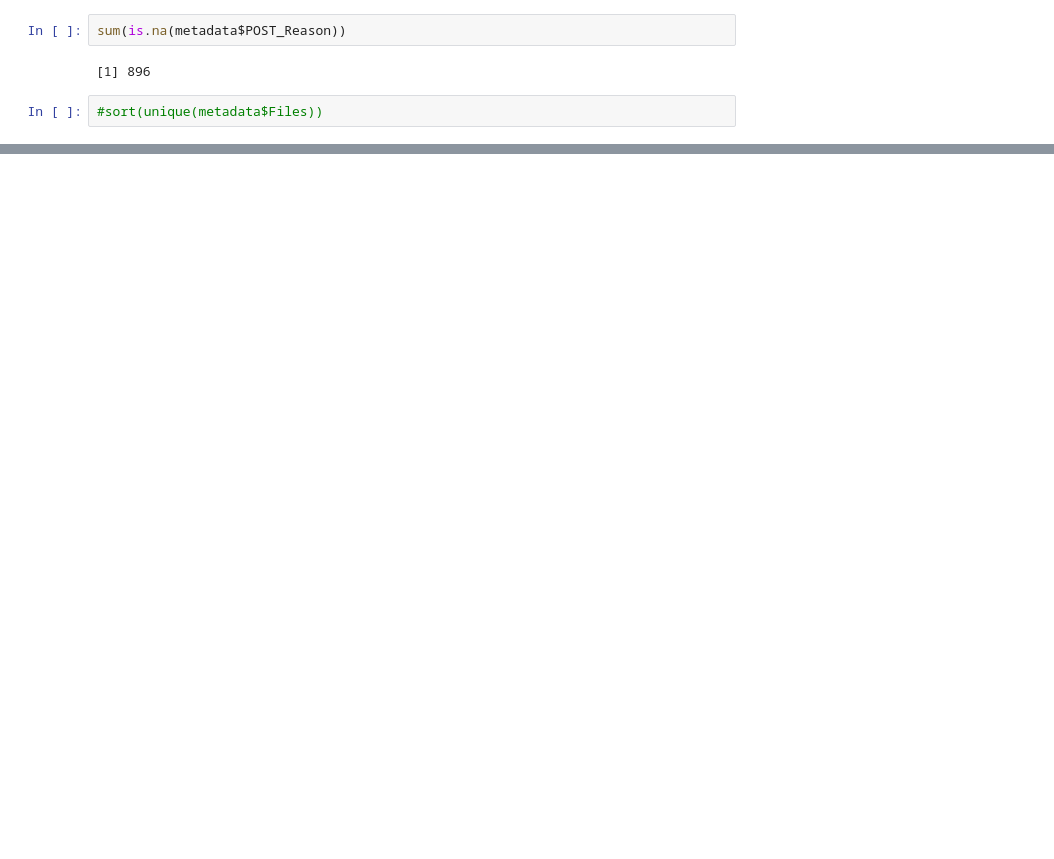
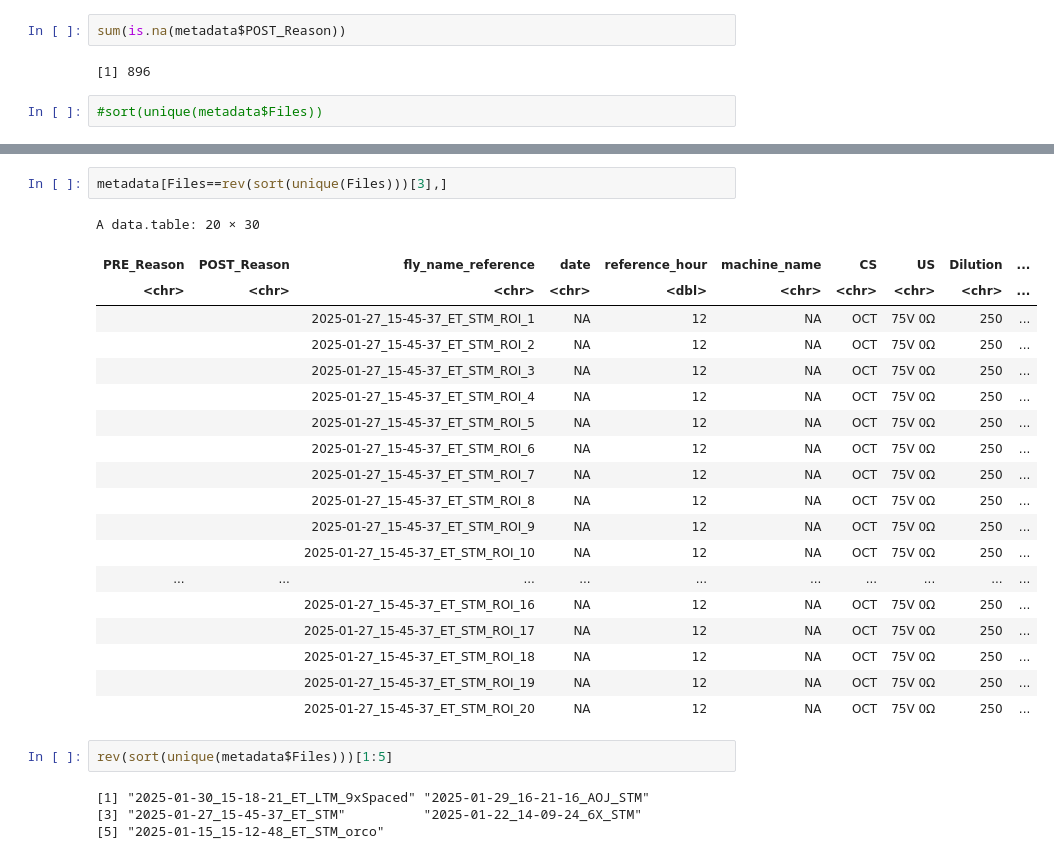
Before and after one commit to shaliulab/idoc-paper, a Jupyter notebook: 0_compile_metadata.ipynb, the cells around one changed output, grey strips where cells are left out. Drawn from its saved outputs; the diff is of its cells as text; blank space fills up the shorter version.

```diff
--- a/0_compile_metadata.ipynb
+++ b/0_compile_metadata.ipynb
@@ -287,0 +266,28 @@ A data.table: 159 × 3
+# %%
+metadata[Files==rev(sort(unique(Files)))[3],]
+# %% [output]
+A data.table: 20 × 30
+| PRE_Reason | POST_Reason | fly_name_reference | date | reference_hour | machine_name | CS | US | Dilution | ... |
+| <chr> | <chr> | <chr> | <chr> | <dbl> | <chr> | <chr> | <chr> | <chr> | ... |
+|  |  | 2025-01-27_15-45-37_ET_STM_ROI_1 | NA | 12 | NA | OCT | 75V 0Ω | 250 | ... |
+|  |  | 2025-01-27_15-45-37_ET_STM_ROI_2 | NA | 12 | NA | OCT | 75V 0Ω | 250 | ... |
+|  |  | 2025-01-27_15-45-37_ET_STM_ROI_3 | NA | 12 | NA | OCT | 75V 0Ω | 250 | ... |
+|  |  | 2025-01-27_15-45-37_ET_STM_ROI_4 | NA | 12 | NA | OCT | 75V 0Ω | 250 | ... |
+|  |  | 2025-01-27_15-45-37_ET_STM_ROI_5 | NA | 12 | NA | OCT | 75V 0Ω | 250 | ... |
+|  |  | 2025-01-27_15-45-37_ET_STM_ROI_6 | NA | 12 | NA | OCT | 75V 0Ω | 250 | ... |
+|  |  | 2025-01-27_15-45-37_ET_STM_ROI_7 | NA | 12 | NA | OCT | 75V 0Ω | 250 | ... |
+|  |  | 2025-01-27_15-45-37_ET_STM_ROI_8 | NA | 12 | NA | OCT | 75V 0Ω | 250 | ... |
+|  |  | 2025-01-27_15-45-37_ET_STM_ROI_9 | NA | 12 | NA | OCT | 75V 0Ω | 250 | ... |
+|  |  | 2025-01-27_15-45-37_ET_STM_ROI_10 | NA | 12 | NA | OCT | 75V 0Ω | 250 | ... |
+| ... | ... | ... | ... | ... | ... | ... | ... | ... | ... |
+|  |  | 2025-01-27_15-45-37_ET_STM_ROI_16 | NA | 12 | NA | OCT | 75V 0Ω | 250 | ... |
+|  |  | 2025-01-27_15-45-37_ET_STM_ROI_17 | NA | 12 | NA | OCT | 75V 0Ω | 250 | ... |
+|  |  | 2025-01-27_15-45-37_ET_STM_ROI_18 | NA | 12 | NA | OCT | 75V 0Ω | 250 | ... |
+|  |  | 2025-01-27_15-45-37_ET_STM_ROI_19 | NA | 12 | NA | OCT | 75V 0Ω | 250 | ... |
+|  |  | 2025-01-27_15-45-37_ET_STM_ROI_20 | NA | 12 | NA | OCT | 75V 0Ω | 250 | ... |
+# %%
+rev(sort(unique(metadata$Files)))[1:5]
+# %% [output]
+[1] "2025-01-30_15-18-21_ET_LTM_9xSpaced" "2025-01-29_16-21-16_AOJ_STM"
+[3] "2025-01-27_15-45-37_ET_STM"          "2025-01-22_14-09-24_6X_STM"
+[5] "2025-01-15_15-12-48_ET_STM_orco"
```
Also changed, not shown: parts of 5 cells of this notebook, 16 other files.
